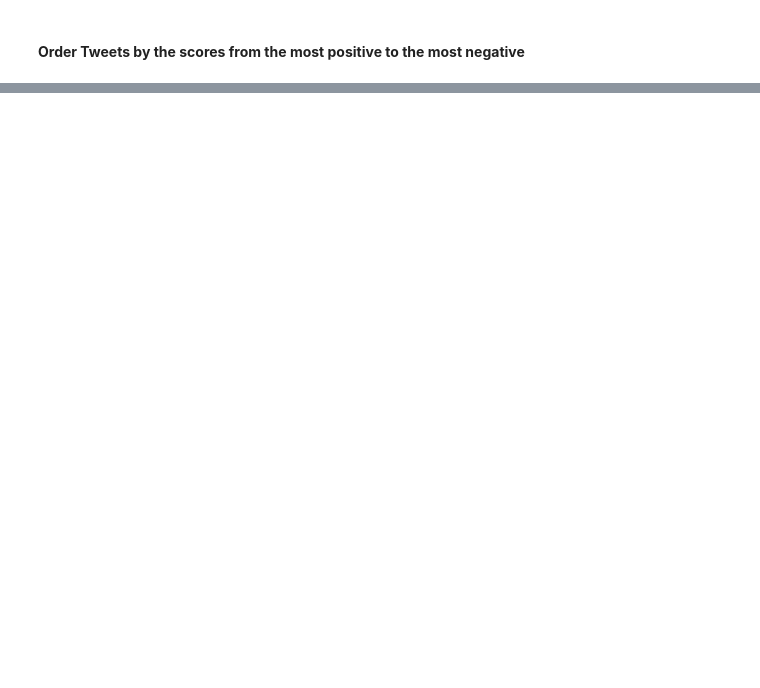
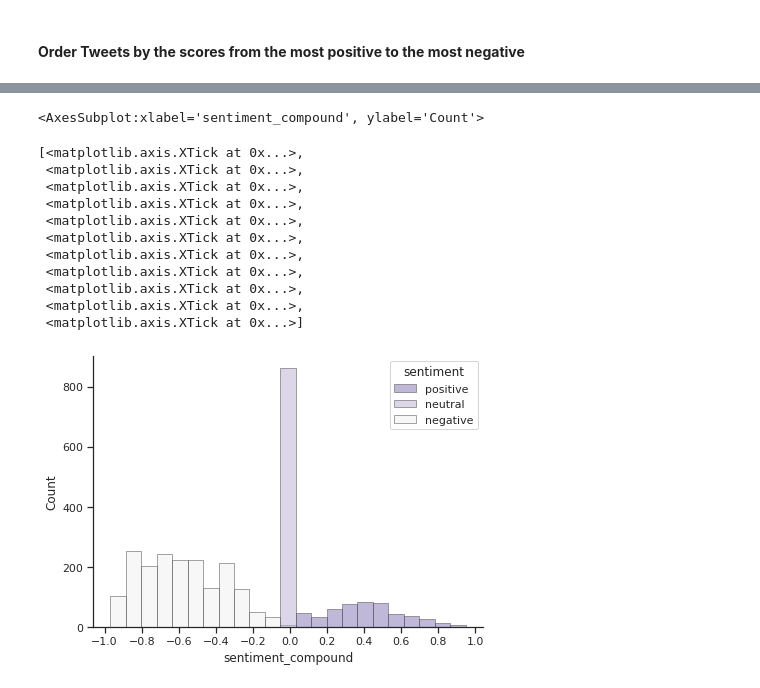
Before and after one commit to Nicole-Hong/LHL_Final_Project_NLP, a Jupyter notebook: src/nlp_disaster_sentiment_analysis_vader.ipynb, the cells around one changed output, grey strips where cells are left out. Drawn from its saved outputs; the diff is of its cells as text; code cells hidden in the pictures; blank space fills up the shorter version.

```diff
--- a/src/nlp_disaster_sentiment_analysis_vader.ipynb
+++ b/src/nlp_disaster_sentiment_analysis_vader.ipynb
@@ -328,0 +530,4 @@ train_df.to_csv('sentiment_train_data.csv', index=False)
+# %%
+train_df['count'] = 1
+train_df.info()
+train_df.head(3)
@@ -328,0 +557,16 @@ train_df.to_csv('sentiment_train_data.csv', index=False)
+# %%
+# start time to measure the time of the program execution
+start_time = time.time()
+
+summary_pivot = pd.pivot_table(train_df, values=['count', 'sentiment_compound'],
+                               index=['target', 'sentiment'],
+                               aggfunc={'count': np.sum,
+                                        'sentiment_compound': np.mean})
+summary_pivot = summary_pivot.reset_index()
+summary_pivot
+
+train_df = train_df.drop(['count'], axis=1)
+train_df.head(3)
+
+# print the overall program runtime.
+print(f"\n\n--- {(time.time() - start_time)} seconds ---")
@@ -328,0 +628,39 @@ train_df.to_csv('sentiment_train_data.csv', index=False)
+# %%
+import seaborn as sns
+import matplotlib as mpl
+import matplotlib.pyplot as plt
+
+sns.set_theme(style="ticks")
+
+f, ax = plt.subplots(figsize=(7, 5))
+sns.despine(f)
+
+train_disaster = train_df[train_df['target']==1]
+
+sns.histplot(
+    train_disaster,
+    x="sentiment_compound",
+    hue="sentiment",
+    #multiple="stack",
+    palette="light:m_r",
+    edgecolor=".3",
+    linewidth=.5,
+    #log_scale=True,
+)
+ax.xaxis.set_major_formatter(mpl.ticker.ScalarFormatter())
+ax.set_xticks([-1, -0.80, -0.6, -0.4, -0.2, 0,
+               0.2, 0.4, 0.6, 0.8, 1])
+# %% [output]
+<AxesSubplot:xlabel='sentiment_compound', ylabel='Count'>
+[<matplotlib.axis.XTick at 0x...>,
+ <matplotlib.axis.XTick at 0x...>,
+ <matplotlib.axis.XTick at 0x...>,
+ <matplotlib.axis.XTick at 0x...>,
+ <matplotlib.axis.XTick at 0x...>,
+ <matplotlib.axis.XTick at 0x...>,
+ <matplotlib.axis.XTick at 0x...>,
+ <matplotlib.axis.XTick at 0x...>,
+ <matplotlib.axis.XTick at 0x...>,
+ <matplotlib.axis.XTick at 0x...>,
+ <matplotlib.axis.XTick at 0x...>]
+[figure, added]
```
Also changed, not shown: parts of 17 cells of this notebook, 1 other file.
